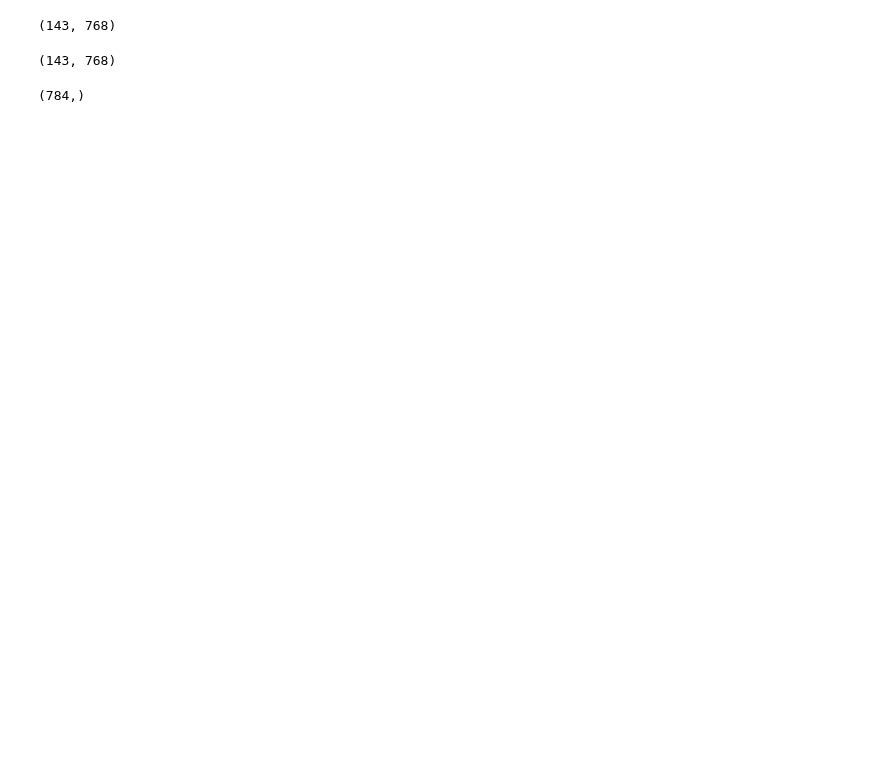
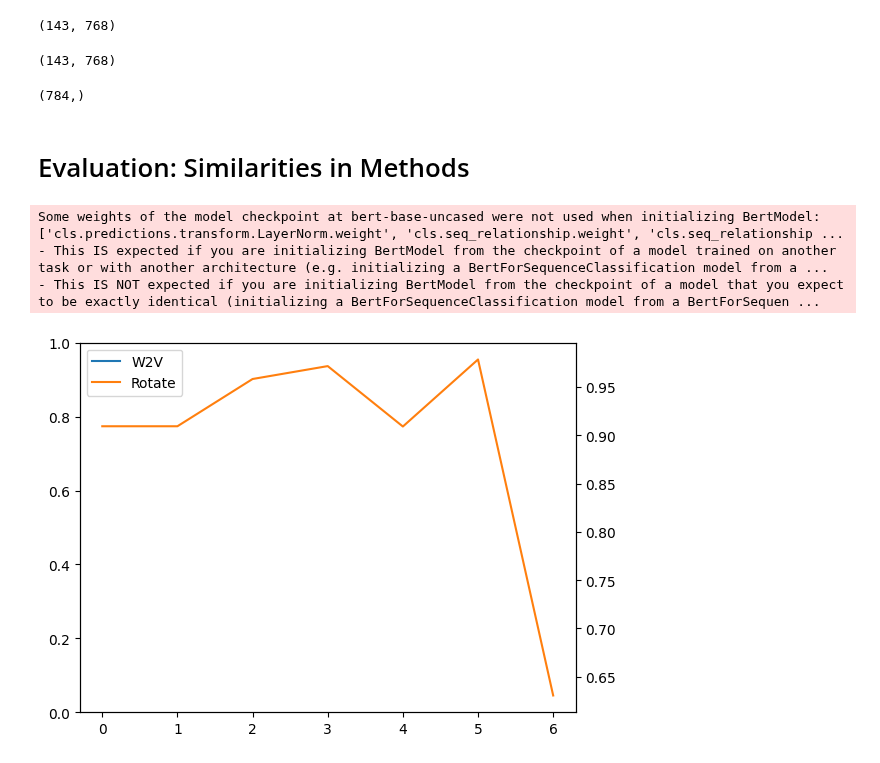
Before and after one commit to henry-dev-atkins/QNLP_MasterWork, a Jupyter notebook: ReadingWordData.ipynb, the cells around one changed output. Saved outputs shown, nothing was run; the diff lists cells and outputs as text; code cells hidden in the pictures; blank space fills up the shorter version.

```diff
--- a/ReadingWordData.ipynb
+++ b/ReadingWordData.ipynb
@@ -166,0 +178,10 @@ Example Pairs:
+# %%
+#Missing Words from Corupus
+W2V = W2VModel(768)
+word_pairs = GetWordPairs()
+for pair in word_pairs:
+	try:
+		W2V.model.wv[pair]
+	except:
+		print(pair)
+		word_pairs.remove(str(pair))
@@ -380,9 +373,0 @@ Some weights of the model checkpoint at bert-base-uncased were not used when ini
-# %%
-BERT_dots = dict()
-W2V_dots = dict()
-for pair in word_pairs:
-	try:#Try accept as some words do not work in the W2V eg:W2V.wv['plan'] -> Error
-		W2V_dots.update({pair[0]+" "+pair[1]:1 - cosine(GetWord2Vec_Vector(W2V, pair[0]), GetWord2Vec_Vector(W2V, pair[1]))})
-		BERT_dots.update({pair[0]+" "+pair[1]:1 - cosine(BERT.getWordVector(pair[0]), BERT.getWordVector(pair[1]))})
-		#print(pair[0], pair[1], len(BERT_dots), len(W2V_dots), np.round(W2V_dots[pair[0]+" "+pair[1]], 2), np.round(BERT_dots[pair[0]+" "+pair[1]], 2))
-	except:continue
@@ -539,3 +525,35 @@ print(x_train.shape)
 x_test.shape[1:]
 # %% [output]
 (784,)
+# %% [markdown]
+# Evaluation: Similarities in Methods
+# %%
+sentences = brown.sents()
+BERT = BertEncodingWords(GetWords())
+W2V = Word2Vec.load('C:\\Users\\henry\\Desktop\\MastersProject\\QNLP_MasterWork\\Word2VecModels\\brown_model_'+str(700))
+
+BERT_dots = dict()
+W2V_dots = dict()
+ROTATED_dots = dict()
+for pair in word_pairs:
+	try:#Try accept as some words do not work in the W2V eg:W2V.wv['plan'] -> Error
+		ROTATED_dots.update({pair[0]+" "+pair[1]:1 - cosine(rotated_words[pair[0]], rotated_words[pair[1]])})
+		W2V_dots.update({pair[0]+" "+pair[1]:1 - cosine(W2V.getvector(pair[0]), W2V.getvector(pair[1]))})
+		BERT_dots.update({pair[0]+" "+pair[1]:1 - cosine(BERT.getWordVector(pair[0]), BERT.getWordVector(pair[1]))})
+		#print(pair[0], pair[1], len(BERT_dots), len(W2V_dots), np.round(W2V_dots[pair[0]+" "+pair[1]], 2), np.round(BERT_dots[pair[0]+" "+pair[1]], 2))
+	except:continue#print(pair)
+# %% [output]
+Some weights of the model checkpoint at bert-base-uncased were not used when initializing BertModel: ['cls.predictions.transform.LayerNorm.weight', 'cls.seq_relationship.weight', 'cls.seq_relationship ...
+- This IS expected if you are initializing BertModel from the checkpoint of a model trained on another task or with another architecture (e.g. initializing a BertForSequenceClassification model from a ...
+- This IS NOT expected if you are initializing BertModel from the checkpoint of a model that you expect to be exactly identical (initializing a BertForSequenceClassification model from a BertForSequen ...
+# %%
+fig, ax = plt.subplots()
+
+plt.plot(BERT_dots.values(), color='g', label = 'BERT')
+ax2 = ax.twinx()
+ax2.plot(W2V_dots.values(), label = 'W2V')
+ax2.plot(ROTATED_dots.values(), label = 'Rotate')
+plt.legend()
+plt.show()
+# %% [output]
+[figure, added]
```
Also changed, not shown: parts of 26 cells of this notebook.
